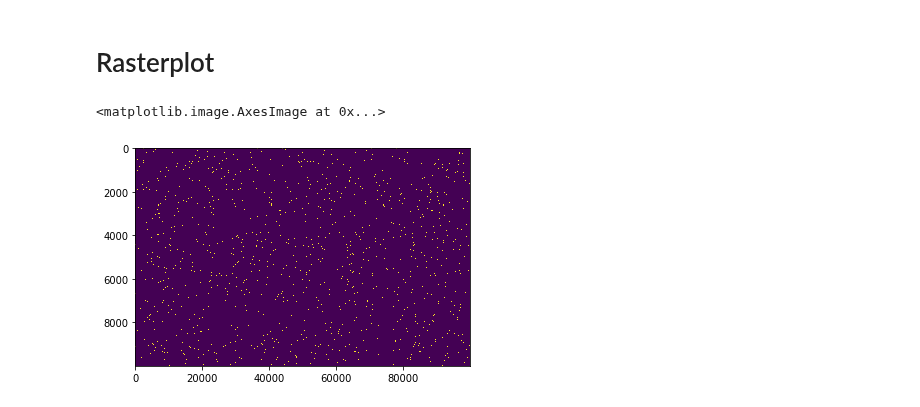
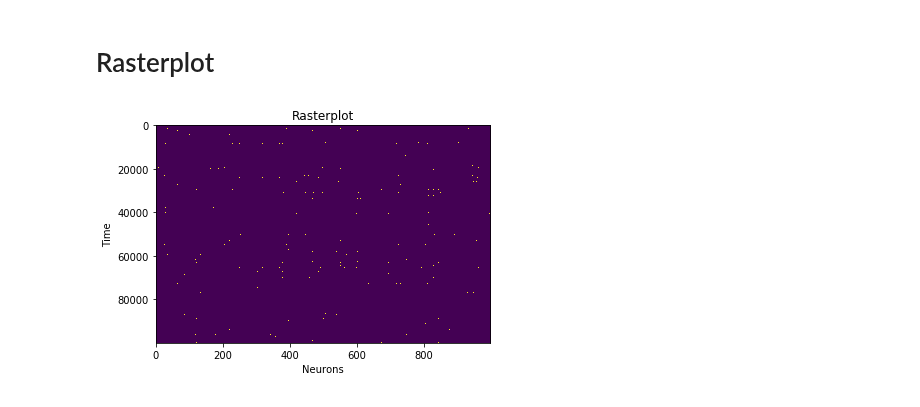
Before and after one commit to mmehrani/master_thesis, a Jupyter notebook: scripts/synchronization_problem.ipynb, the cells around one changed output. Cells and saved outputs as stored; diff of their text form; code cells hidden in the pictures.

```diff
--- a/scripts/synchronization_problem.ipynb
+++ b/scripts/synchronization_problem.ipynb
@@ -94,10 +93,13 @@ sigma
 # %% [markdown]
 # Rasterplot
-# %%
-plt.imshow( np.transpose(spiking_records),aspect= 'auto')
-# %% [output]
-<matplotlib.image.AxesImage at 0x...>
-[figure, removed]
+# %%
+plt.imshow( spiking_records,aspect= 'auto')
+plt.xlabel('Neurons')
+plt.ylabel('Time')
+plt.title('Rasterplot')
+plt.savefig('raster_plot_N{}.png'.format(num_neurons))
+# %% [output]
+[figure, added]
 # %%
 spiking_records
 # %% [output]
```
Also changed, not shown: parts of 6 cells of this notebook, 8 other files.
